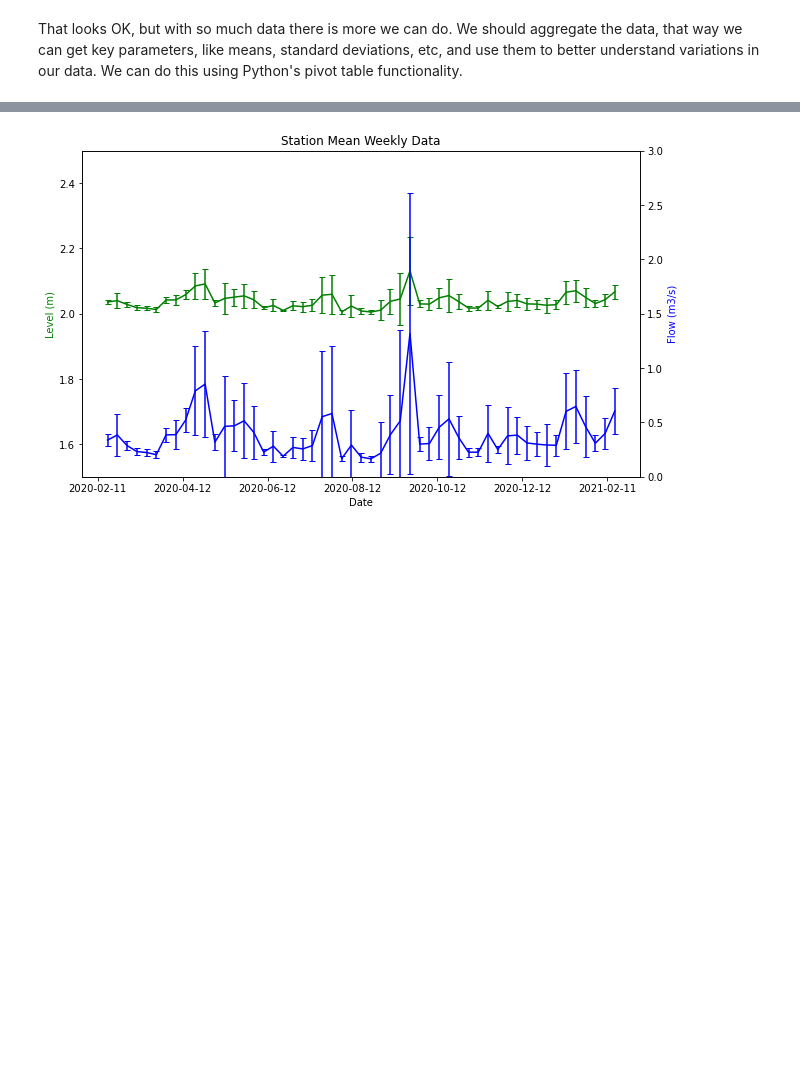
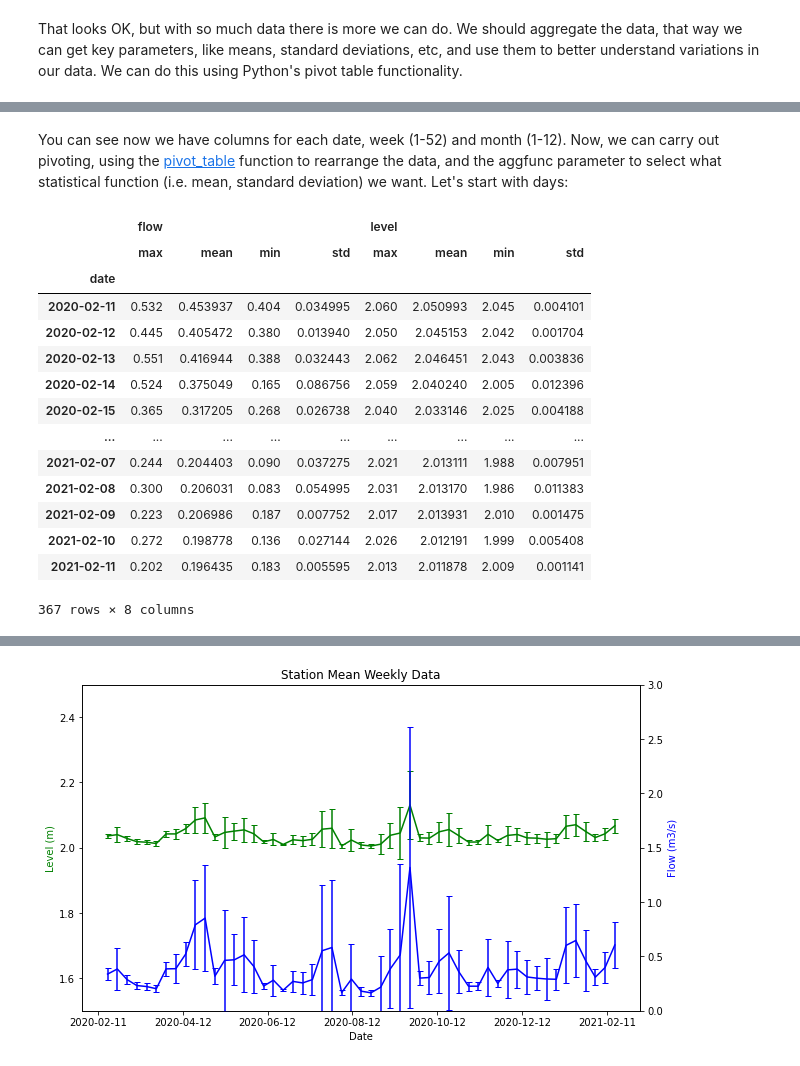
Before and after one commit to ItaiArbiv/CHE250, a Jupyter notebook: Water_Survey_CIV250.ipynb, the cells around one changed output, grey strips where cells are left out. Drawn from its saved outputs; the diff is of its cells as text; code cells hidden in the pictures; blank space fills up the shorter version.

```diff
--- a/Water_Survey_CIV250.ipynb
+++ b/Water_Survey_CIV250.ipynb
@@ -153,0 +180,24 @@ That looks OK, but with so much data there is more we can do. We should aggregat
+# %% [markdown]
+You can see now we have columns for each date, week (1-52) and month (1-12). Now, we can carry out pivoting, using the [pivot_table](https://pandas.pydata.org/pandas-docs/stable/reference/api/pandas.pivot_table.html) function to rearrange the data, and the aggfunc parameter to select what statistical function (i.e. mean, standard deviation) we want. Let's start with days:
+# %%
+#Generate a pivot table with the daily averages, minimums, maximums, and standard deviations
+daily_pivot = pd.pivot_table(mystation_data, values=['level', 'flow'], index='date',
+                             aggfunc = {'level': [np.mean, np.std, max, min],
+                                        'flow': [np.mean, np.std, max, min]})
+daily_pivot
+# %% [output]
+|  | flow |  |  |  | level |  |  |  |
+|  | max | mean | min | std | max | mean | min | std |
+| date |  |  |  |  |  |  |  |  |
+| 2020-02-11 | 0.532 | 0.453937 | 0.404 | 0.034995 | 2.060 | 2.050993 | 2.045 | 0.004101 |
+| 2020-02-12 | 0.445 | 0.405472 | 0.380 | 0.013940 | 2.050 | 2.045153 | 2.042 | 0.001704 |
+| 2020-02-13 | 0.551 | 0.416944 | 0.388 | 0.032443 | 2.062 | 2.046451 | 2.043 | 0.003836 |
+| 2020-02-14 | 0.524 | 0.375049 | 0.165 | 0.086756 | 2.059 | 2.040240 | 2.005 | 0.012396 |
+| 2020-02-15 | 0.365 | 0.317205 | 0.268 | 0.026738 | 2.040 | 2.033146 | 2.025 | 0.004188 |
+| ... | ... | ... | ... | ... | ... | ... | ... | ... |
+| 2021-02-07 | 0.244 | 0.204403 | 0.090 | 0.037275 | 2.021 | 2.013111 | 1.988 | 0.007951 |
+| 2021-02-08 | 0.300 | 0.206031 | 0.083 | 0.054995 | 2.031 | 2.013170 | 1.986 | 0.011383 |
+| 2021-02-09 | 0.223 | 0.206986 | 0.187 | 0.007752 | 2.017 | 2.013931 | 2.010 | 0.001475 |
+| 2021-02-10 | 0.272 | 0.198778 | 0.136 | 0.027144 | 2.026 | 2.012191 | 1.999 | 0.005408 |
+| 2021-02-11 | 0.202 | 0.196435 | 0.183 | 0.005595 | 2.013 | 2.011878 | 2.009 | 0.001141 |
+367 rows × 8 columns
```
Also changed, not shown: parts of 5 cells of this notebook.
